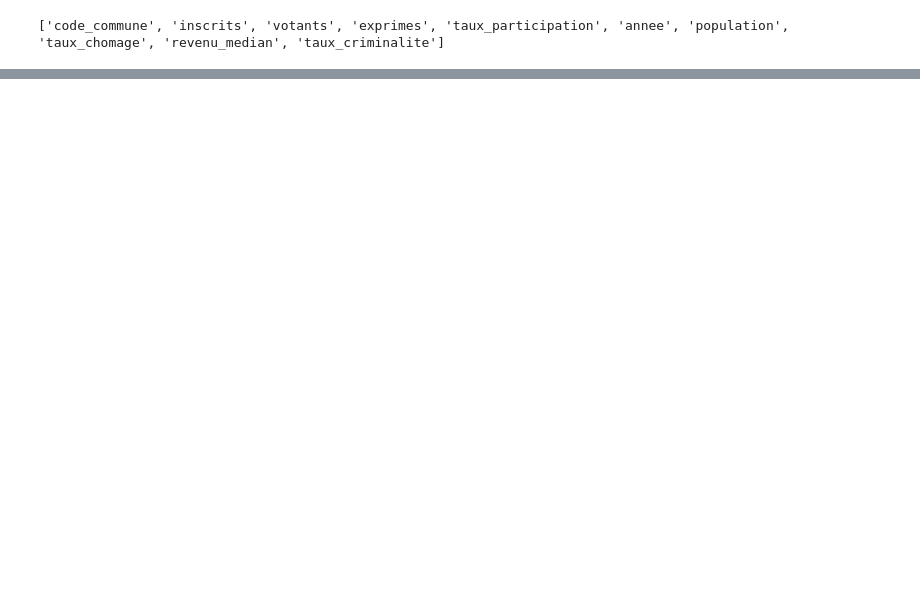
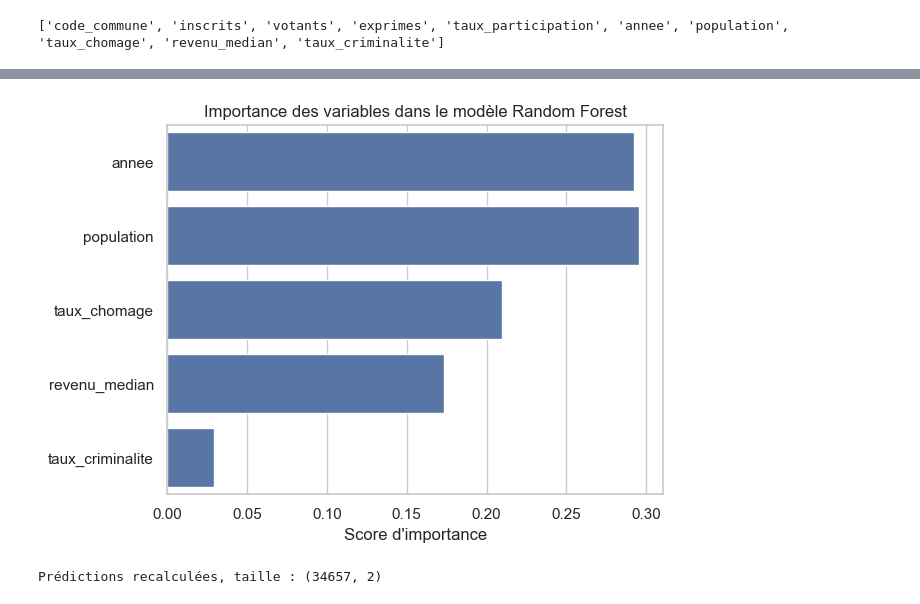
Before and after one commit to ismail0133/MsprData, a Jupyter notebook: analysis_municipales_2032.2.ipynb, the cells around one changed output, grey strips where cells are left out. Drawn from its saved outputs; the diff is of its cells as text; code cells hidden in the pictures; blank space fills up the shorter version.

```diff
--- a/analysis_municipales_2032.2.ipynb
+++ b/analysis_municipales_2032.2.ipynb
@@ -1046,0 +1001,25 @@ Top 10 des communes avec la plus faible participation prédite en 2032 :
+# %%
+
+# Comment afficher un graphique des importances importances = model.feature_importances_
+features = model.feature_names_in_
+sns.barplot(x=importances, y=features)
+plt.title("Importance des variables dans le modèle Random Forest")
+plt.xlabel("Score d'importance")
+plt.show()
+# %% [output]
+[figure, added]
+# %%
+# Recalculer les prédictions 2032 (si model et elections existent)
+features = ['annee', 'population', 'taux_chomage', 'revenu_median', 'taux_criminalite']
+dernieres = elections[elections['annee'] == 2026][['code_commune'] + features].copy()
+dernieres['annee'] = 2032
+dernieres_clean = dernieres.dropna(subset=features)
+X_2032 = dernieres_clean[features]
+y_2032_pred = model.predict(X_2032)
+
+resultats = dernieres_clean[['code_commune']].copy()
+resultats['taux_2032_pred'] = y_2032_pred
+resultats = resultats.sort_values('taux_2032_pred', ascending=False)
+print("Prédictions recalculées, taille :", resultats.shape)
+# %% [output]
+Prédictions recalculées, taille : (34657, 2)
```
Also changed, not shown: parts of 32 cells of this notebook, 8 other files.
